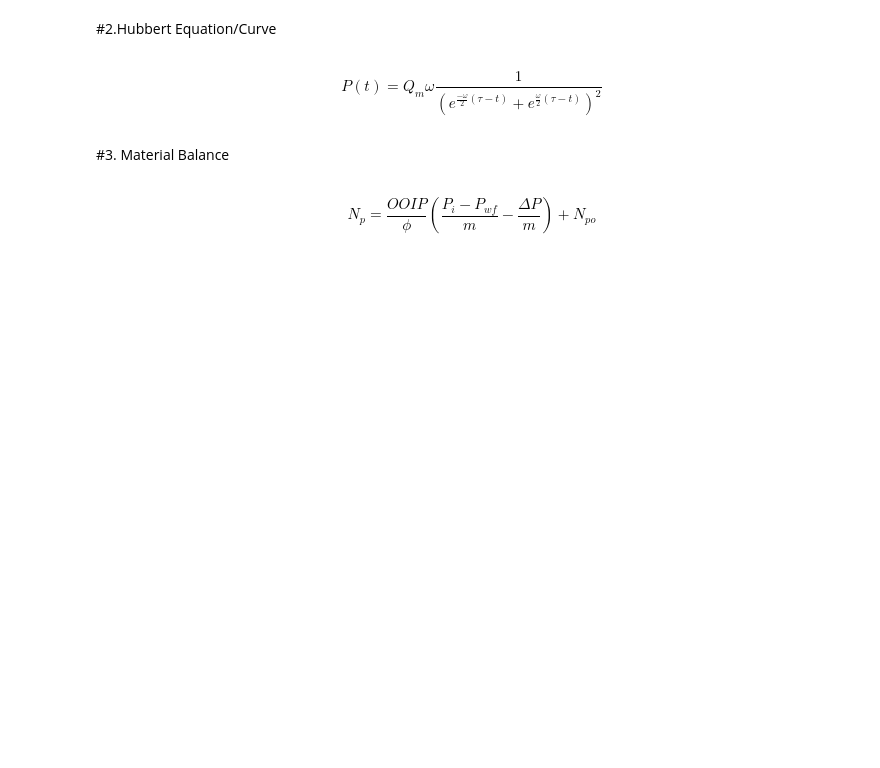
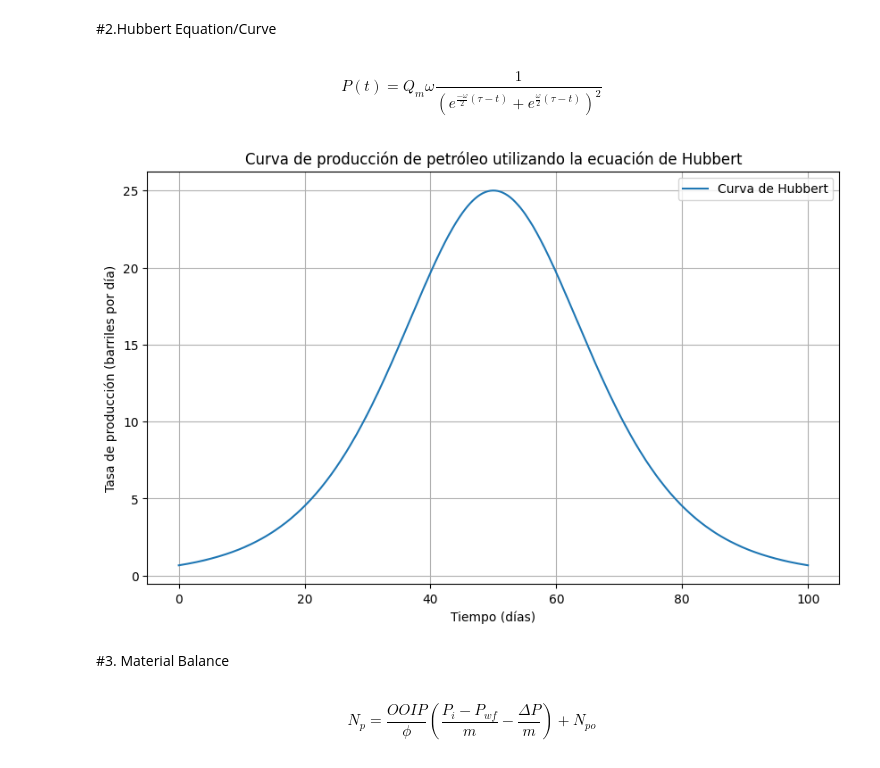
Before and after one commit to edisonc57/exercises, a Jupyter notebook: 10_Equations_That_Drive_the_Petroleum_Industry.ipynb, the cells around one changed output. Drawn from its saved outputs; the diff is of its cells as text; code cells hidden in the pictures; blank space fills up the shorter version.

```diff
--- a/10_Equations_That_Drive_the_Petroleum_Industry.ipynb
+++ b/10_Equations_That_Drive_the_Petroleum_Industry.ipynb
@@ -14,6 +31,38 @@ $$
 $$
 P(t) = Q_m \omega \frac{1}{({e^{\frac{-\omega}{2}(\tau -t)}}+{e^{\frac{\omega}{2}(\tau -t)}})^2}
 $$
+# %%
+import numpy as np
+import matplotlib.pyplot as plt
+
+# Datos
+Q_m = 1000  # Producción máxima en barriles por día
+omega = 0.1  # Constante
+tau = 50  # Tiempo del pico de producción en días
+
+# Función que define la ecuación de Hubbert
+def hubbert_curve(t, Q_m, omega, tau):
+    numerator = Q_m * omega
+    denominator = (np.exp(-omega / 2 * (tau - t)) + np.exp(omega / 2 * (tau - t))) ** 2
+    return numerator / denominator
+
+# Generar valores de tiempo desde 0 hasta 100 días
+t_values = np.linspace(0, 100, 500)
+
+# Calcular la tasa de producción para cada valor de tiempo
+P_values = hubbert_curve(t_values, Q_m, omega, tau)
+
+# Graficar la tasa de producción a lo largo del tiempo
+plt.figure(figsize=(10, 6))
+plt.plot(t_values, P_values, label='Curva de Hubbert')
+plt.xlabel('Tiempo (días)')
+plt.ylabel('Tasa de producción (barriles por día)')
+plt.title('Curva de producción de petróleo utilizando la ecuación de Hubbert')
+plt.legend()
+plt.grid(True)
+plt.show()
+# %% [output]
+[figure, added]
 # %% [markdown]
 #3. Material Balance
 # %% [markdown]
```
Also changed, not shown: parts of 11 cells of this notebook.
